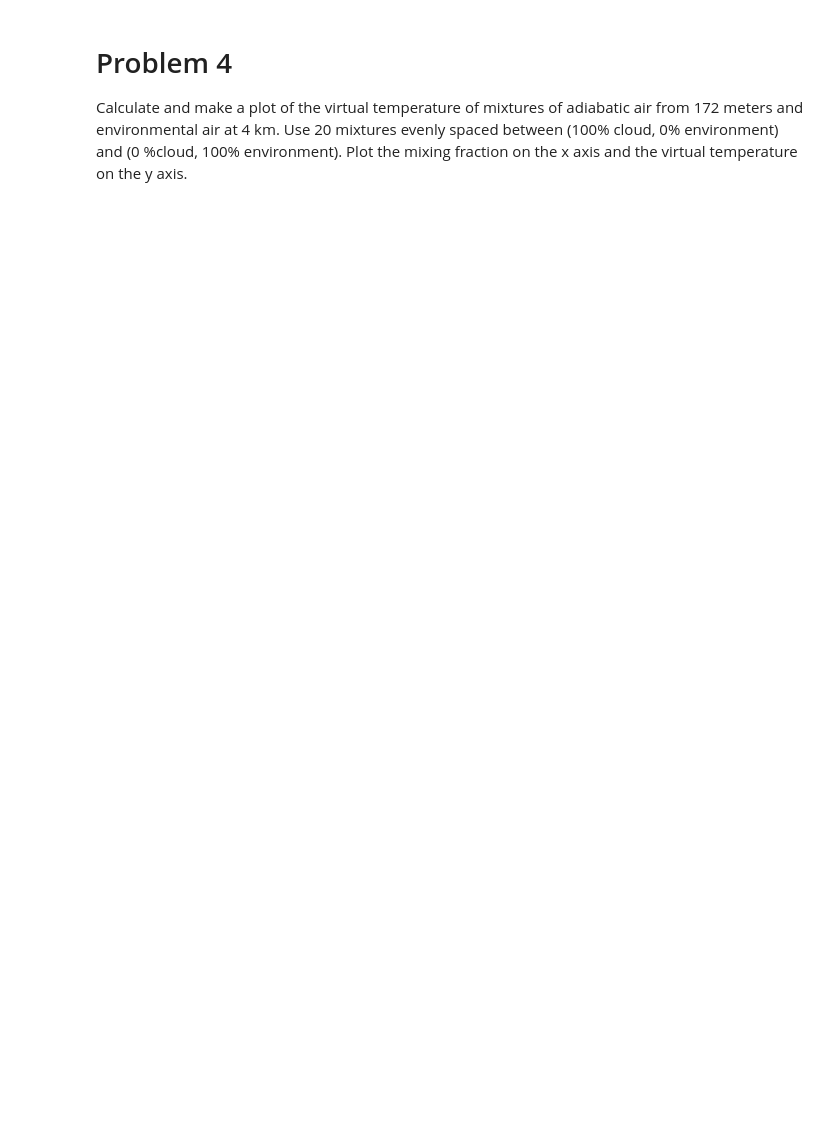
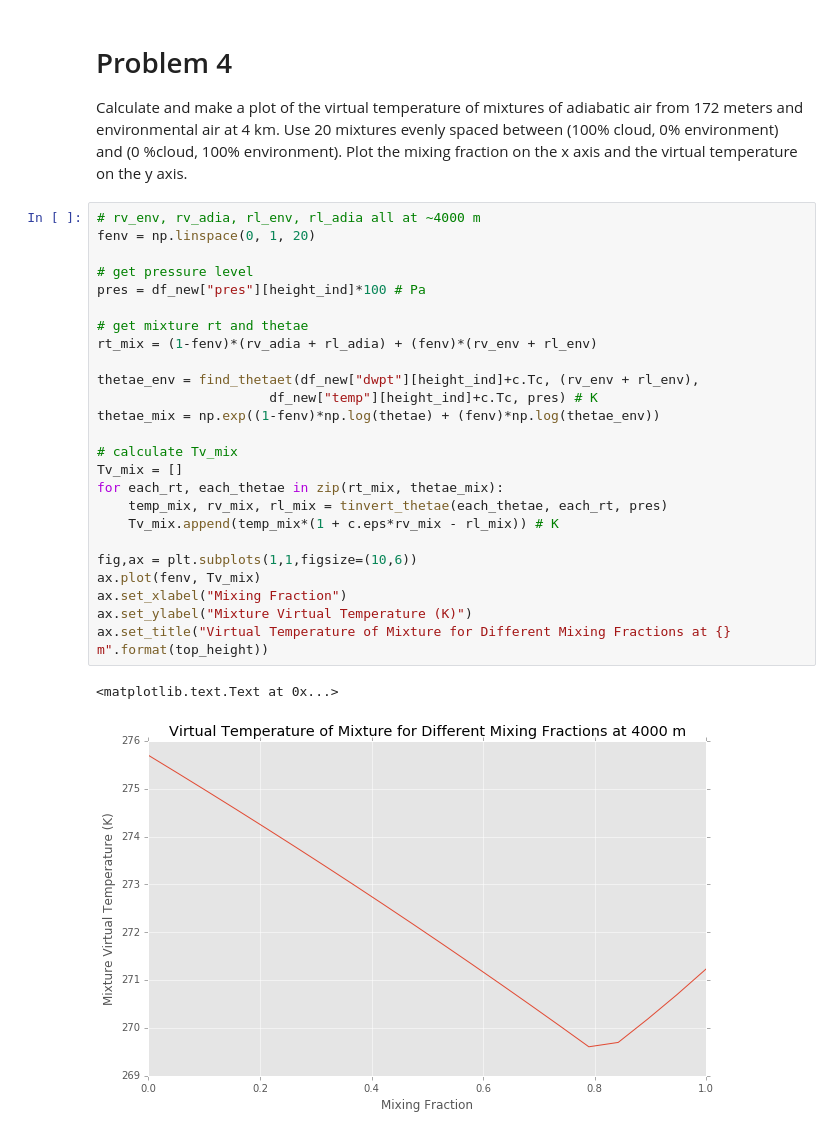
Before and after one commit to tc637/A405, a Jupyter notebook: notebooks/final_problem_tim1.ipynb, the cells around one changed output. Cells and saved outputs as stored; diff of their text form; blank space fills up the shorter version.

```diff
--- a/notebooks/final_problem_tim1.ipynb
+++ b/notebooks/final_problem_tim1.ipynb
@@ -176,3 +202,31 @@ fig.suptitle("Mixing Ratios and Buoyancy of Air Lifted from 172 m", fontsize=18,
 Calculate and make a plot of the virtual temperature of mixtures of adiabatic air from 172 meters and environmental air at 4 km.
 Use 20 mixtures evenly spaced between (100% cloud, 0% environment) and (0 %cloud, 100% environment).
 Plot the mixing fraction on the x axis and the virtual temperature on the y axis.
+# %%
+# rv_env, rv_adia, rl_env, rl_adia all at ~4000 m
+fenv = np.linspace(0, 1, 20)
+
+# get pressure level
+pres = df_new["pres"][height_ind]*100 # Pa
+
+# get mixture rt and thetae
+rt_mix = (1-fenv)*(rv_adia + rl_adia) + (fenv)*(rv_env + rl_env)
+
+thetae_env = find_thetaet(df_new["dwpt"][height_ind]+c.Tc, (rv_env + rl_env),
+                      df_new["temp"][height_ind]+c.Tc, pres) # K
+thetae_mix = np.exp((1-fenv)*np.log(thetae) + (fenv)*np.log(thetae_env))
+
+# calculate Tv_mix
+Tv_mix = []
+for each_rt, each_thetae in zip(rt_mix, thetae_mix):
+    temp_mix, rv_mix, rl_mix = tinvert_thetae(each_thetae, each_rt, pres)
+    Tv_mix.append(temp_mix*(1 + c.eps*rv_mix - rl_mix)) # K
+
+fig,ax = plt.subplots(1,1,figsize=(10,6))
+ax.plot(fenv, Tv_mix)
+ax.set_xlabel("Mixing Fraction")
+ax.set_ylabel("Mixture Virtual Temperature (K)")
+ax.set_title("Virtual Temperature of Mixture for Different Mixing Fractions at {} m".format(top_height))
+# %% [output]
+<matplotlib.text.Text at 0x...>
+[figure, added]
```
Also changed, not shown: parts of 3 cells of this notebook.
